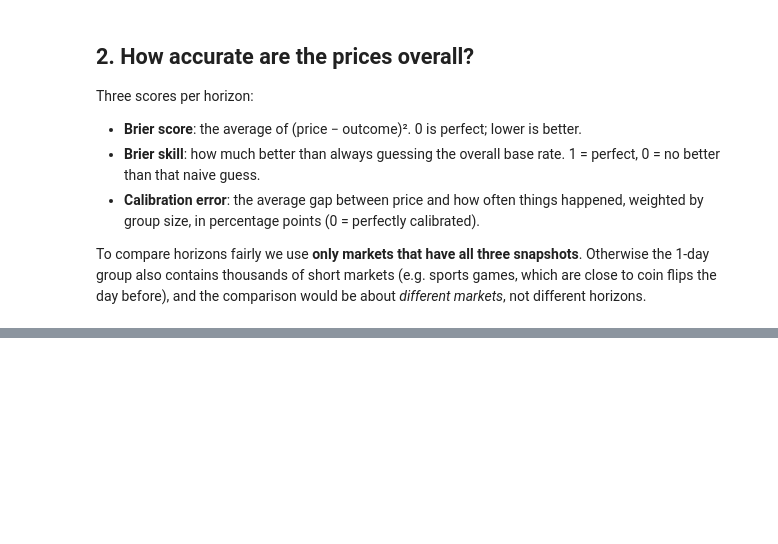
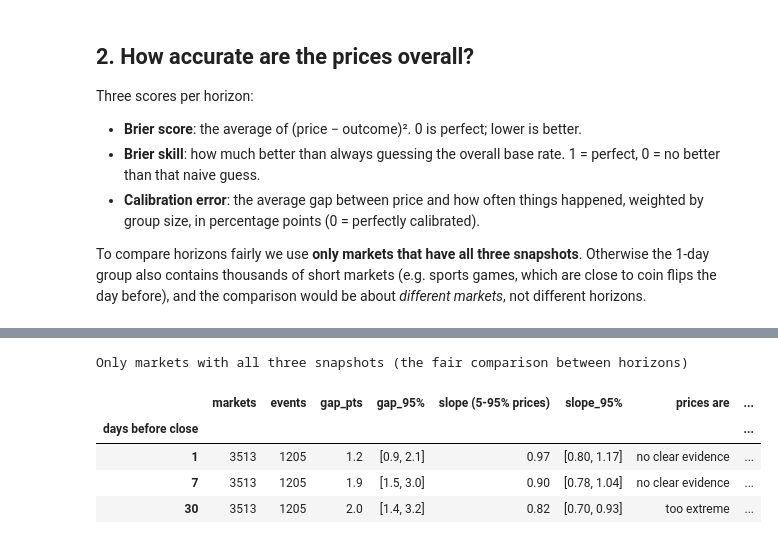
Before and after one commit to karakusethem09/prediction-markets, a Jupyter notebook: notebooks/calibration.ipynb, the cells around one changed output, grey strips where cells are left out. Saved outputs shown, nothing was run; the diff lists cells and outputs as text; code cells hidden in the pictures; blank space fills up the shorter version.

```diff
--- a/notebooks/calibration.ipynb
+++ b/notebooks/calibration.ipynb
@@ -103,3 +112,13 @@ check.round({"events (weighted)": 0}).rename(columns={"avg_price": "avg_price_%"
+# %%
+print("Only markets with all three snapshots (the fair comparison between horizons)")
+uncertainty(same)
+# %% [output]
+Only markets with all three snapshots (the fair comparison between horizons)
+|  | markets | events | gap_pts | gap_95% | slope (5-95% prices) | slope_95% | prices are | ... |
+| days before close |  |  |  |  |  |  |  | ... |
+| 1 | 3513 | 1205 | 1.2 | [0.9, 2.1] | 0.97 | [0.80, 1.17] | no clear evidence | ... |
+| 7 | 3513 | 1205 | 1.9 | [1.5, 3.0] | 0.90 | [0.78, 1.04] | no clear evidence | ... |
+| 30 | 3513 | 1205 | 2.0 | [1.4, 3.2] | 0.82 | [0.70, 0.93] | too extreme | ... |
 # %% [markdown]
 ## 4. What we found
 
```
Also changed, not shown: parts of 11 cells of this notebook, 3 other files.
